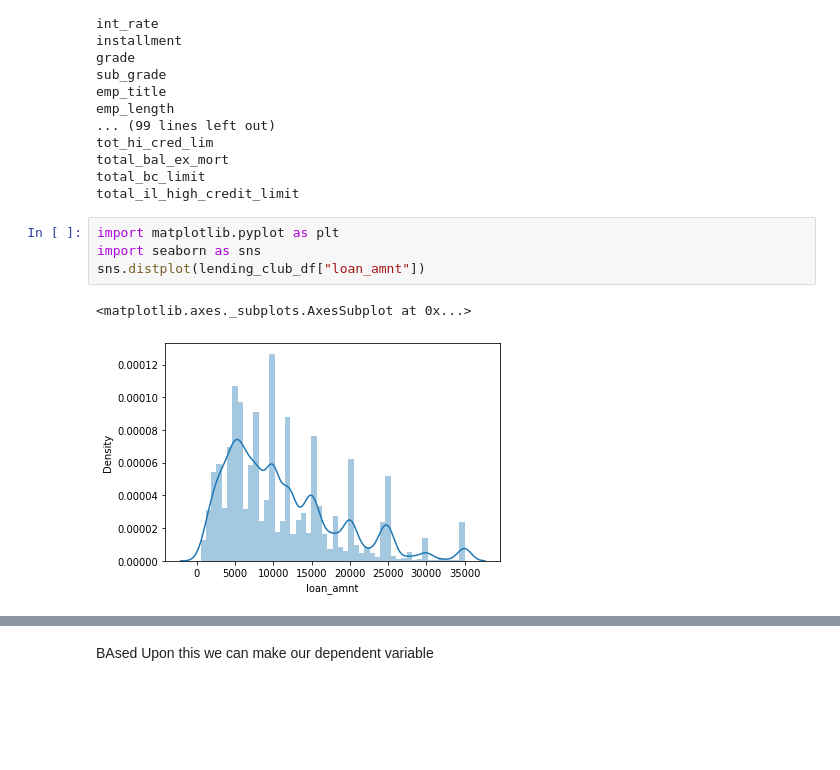
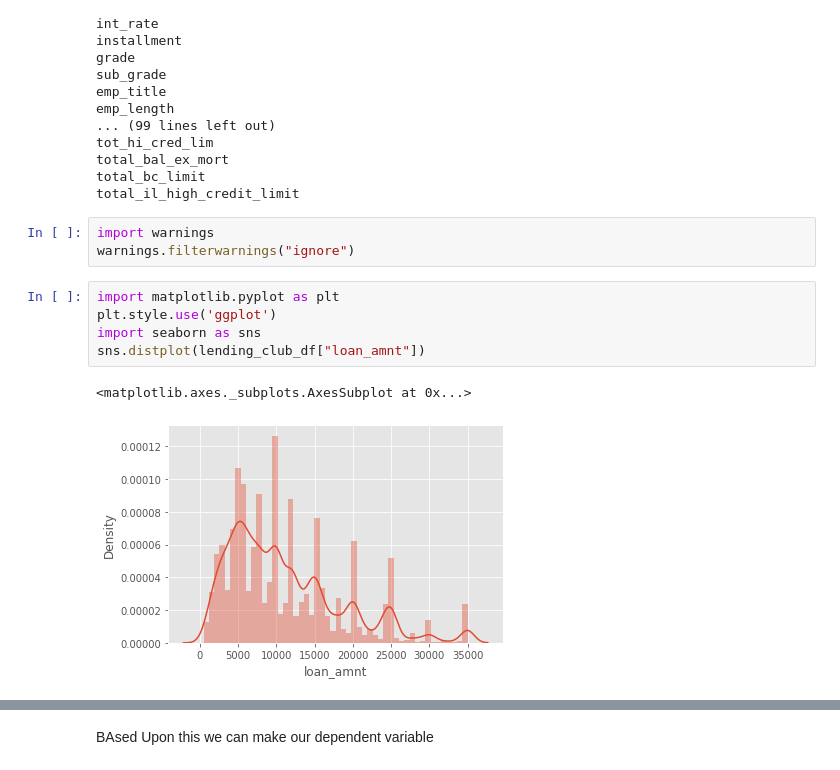
Before and after one commit to mishraraaj/Loan-Default-Prediction, a Jupyter notebook: raj_mishra_Team_2_Capstone_Project_2_Loan_Default_Prediction_.ipynb, the cells around one changed output, grey strips where cells are left out. Drawn from its saved outputs; the diff is of its cells as text; blank space fills up the shorter version.

```diff
--- a/raj_mishra_Team_2_Capstone_Project_2_Loan_Default_Prediction_.ipynb
+++ b/raj_mishra_Team_2_Capstone_Project_2_Loan_Default_Prediction_.ipynb
@@ -75,13 +75,17 @@ tot_hi_cred_lim
 total_bal_ex_mort
 total_bc_limit
 total_il_high_credit_limit
+# %%
+import warnings
+warnings.filterwarnings("ignore")
 # %%
 import matplotlib.pyplot as plt
+plt.style.use('ggplot')
 import seaborn as sns
 sns.distplot(lending_club_df["loan_amnt"])
 # %% [output]
 <matplotlib.axes._subplots.AxesSubplot at 0x...>
-[figure, old version]
+[figure, new version]
 # %%
 print(df['loan_status'].value_counts())
 sns.countplot(df['loan_status'])
```
Also changed, not shown: parts of 55 cells of this notebook.
